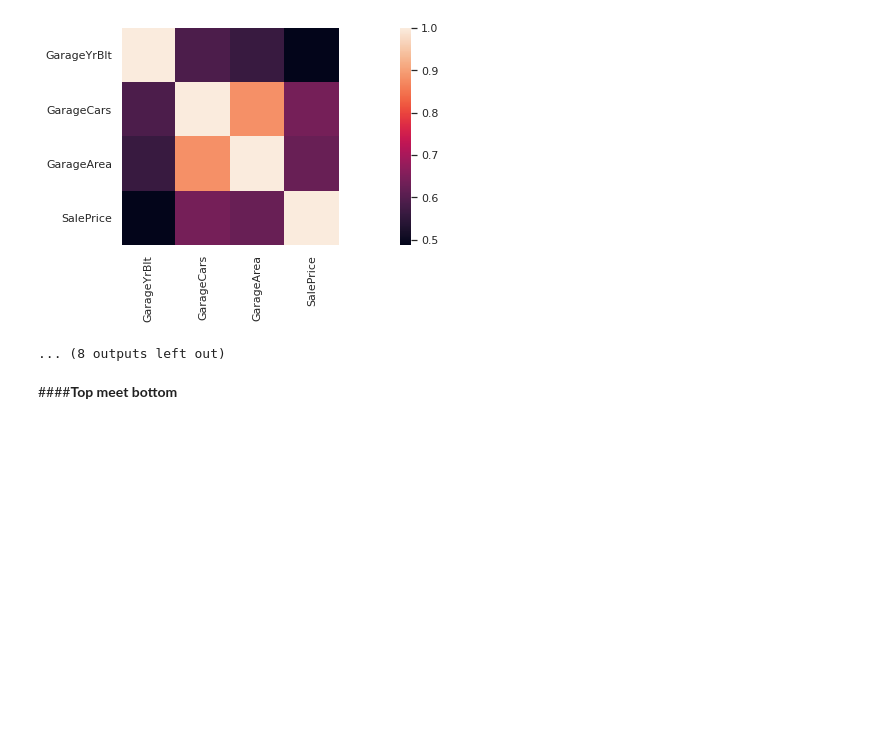
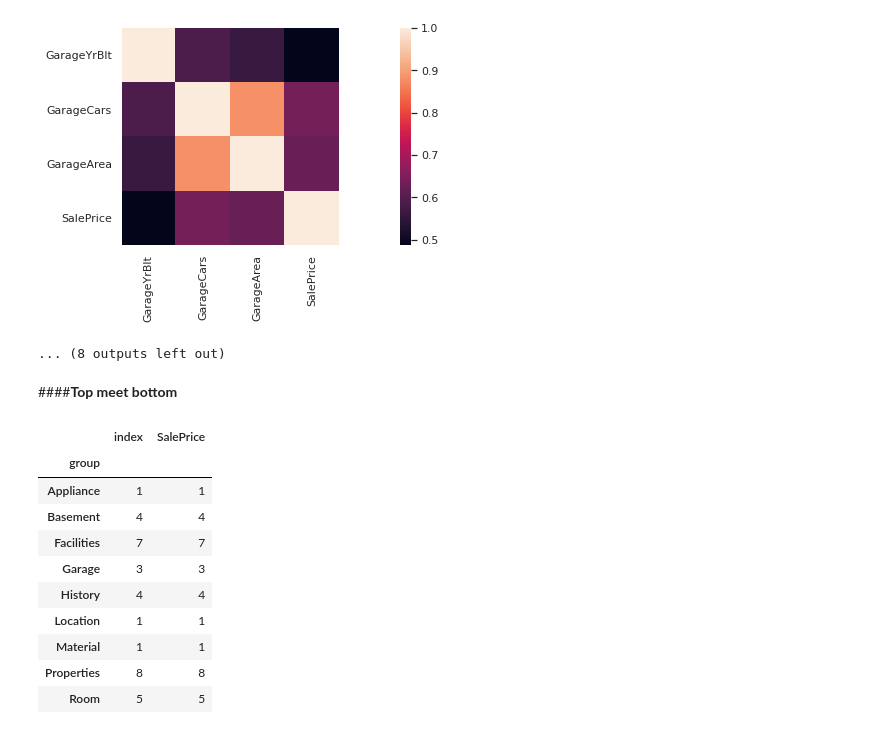
Before and after one commit to Sirabhop/Kaggle_Challenge, a Jupyter notebook: Challenge_2_House_Prices.ipynb, the cells around one changed output. Drawn from its saved outputs; the diff is of its cells as text; code cells hidden in the pictures; blank space fills up the shorter version.

```diff
--- a/Challenge_2_House_Prices.ipynb
+++ b/Challenge_2_House_Prices.ipynb
@@ -96,3 +138,29 @@ for i in total_category:
 ... (8 outputs left out)
 # %% [markdown]
 ####**Top meet bottom**
+# %%
+corr = df.corr().SalePrice
+# %%
+corr = pd.DataFrame(corr.reset_index())
+# %%
+corr['group'] = None
+# %%
+for x in total_category: #group name
+  for column in col_dict[x]: #column name
+    for i in range(len(corr)): #column name x index
+      if column == corr.iloc[i, 0]:
+        corr.iloc[i, 2] = x
+# %%
+corr.groupby('group').count()
+# %% [output]
+|  | index | SalePrice |
+| group |  |  |
+| Appliance | 1 | 1 |
+| Basement | 4 | 4 |
+| Facilities | 7 | 7 |
+| Garage | 3 | 3 |
+| History | 4 | 4 |
+| Location | 1 | 1 |
+| Material | 1 | 1 |
+| Properties | 8 | 8 |
+| Room | 5 | 5 |
```
Also changed, not shown: parts of 3 cells of this notebook.
